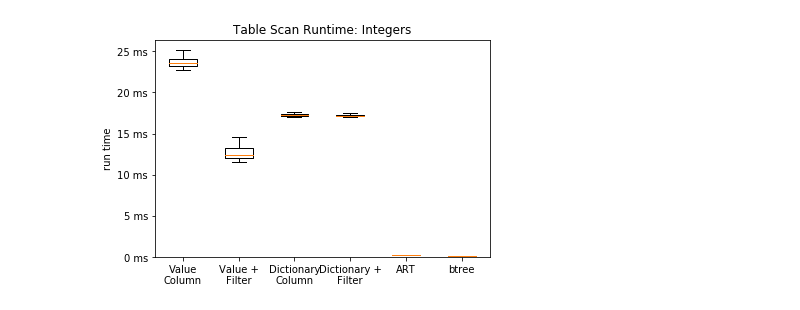
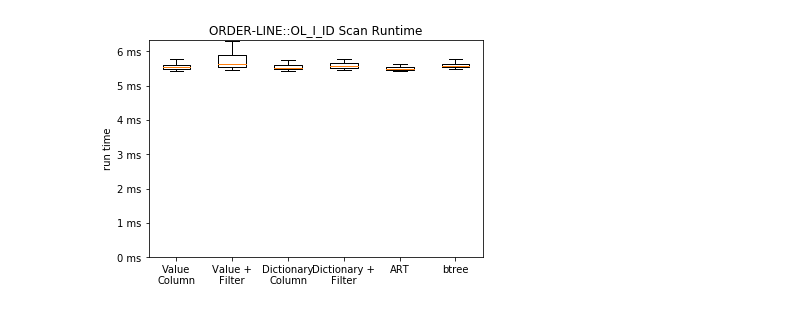
Before and after one commit to ArneMayer/MasterarbeitJupyter, a Jupyter notebook: custom_bench_evaluation.ipynb, the cells around one changed output. Saved outputs shown, nothing was run; the diff lists cells and outputs as text; code cells hidden in the pictures.

Commit message:
tpcc evaluation

```diff
--- a/custom_bench_evaluation.ipynb
+++ b/custom_bench_evaluation.ipynb
@@ -33,22 +33,22 @@ def boxplot(title, data, labels, unit='milli', start_at_zero=True):
     plt.savefig('plot_output/{}.pdf'.format(file_name))
     plt.show()
 
-def get_column_names():
-    table_info = json.load(open('benchmark_results.csv.json','r'))
+def get_column_names(benchmark):
+    table_info = json.load(open(benchmark + '_results.csv.json','r'))
     #print(json.dumps(table_info, indent=2, sort_keys=False))
     column_names = []
     for column in table_info["columns"]:
         column_names.append(column["name"])
     return column_names
 
-def get_data():
-    return pd.read_csv('benchmark_results.csv', header=None, names=get_column_names())
+def get_results(benchmark):
+    return pd.read_csv(benchmark + '_results.csv', header=None, names=get_column_names(benchmark))
 
 def plot_all_groups():
-    group_columns = get_column_names()
+    group_columns = get_column_names('custom')
     group_columns.remove('remainder_size')
     group_columns.remove('run_time')
-    grouped_data = get_data().groupby(group_columns)
+    grouped_data = get_results('custom').groupby(group_columns)
     for group_info in list(grouped_data.groups):
         for i in range(0, len(group_columns)):
             print(group_columns[i] + ": " + str(group_info[i]))
@@ -59,10 +59,20 @@ def plot_all_groups():
         plot_labels = ['None', '2', '4', '8', '16'][0:len(run_time_data)]
         boxplot('Table Scan Runtime', run_time_data, plot_labels)
 
-def select(data, data_type, pruning_rate, remainder_size, dictionary, btree, art):
+def select_custom(data, data_type, pruning_rate, remainder_size, dictionary, btree, art):
     return data[(data.data_type == data_type) &
                 (data.pruning_rate == pruning_rate) &
                 (data.remainder_size == remainder_size) &
                 (data.dictionary == dictionary) &
                 (data.btree == btree) &
                 (data.art == art)]['run_time']
+
+def select_tpcc(data, remainder_size, dictionary, btree, art):
+    return data[(data.table_name == 'ORDER-LINE') &
+                (data.column_name == 'OL_I_ID') &
+                (data.warehouse_size == 10) &
+                (data.chunk_size == 100000) &
+                (data.remainder_size == remainder_size) &
+                (data.dictionary == dictionary) &
+                (data.btree == btree) &
+                (data.art == art)]['run_time']
@@ -69,14 +88,14 @@ def select(data, data_type, pruning_rate, remainder_size, dictionary, btree, art
 # %%
-data = get_data()
-btree_data        = select(data, data_type='int', pruning_rate=0.5, remainder_size=0, dictionary=0, btree=1, art=0)
-art_data          = select(data, data_type='int', pruning_rate=0.5, remainder_size=0, dictionary=1, btree=0, art=1)
-value_filter_data = select(data, data_type='int', pruning_rate=0.5, remainder_size=4, dictionary=0, btree=0, art=0)
-dictionary_data   = select(data, data_type='int', pruning_rate=0.5, remainder_size=0, dictionary=1, btree=0, art=0)
-dict_filter_data  = select(data, data_type='int', pruning_rate=0.5, remainder_size=4, dictionary=1, btree=0, art=0)
-value_column_data = select(data, data_type='int', pruning_rate=0.5, remainder_size=0, dictionary=0, btree=0, art=0)
+data = get_results('tpcc')
+btree_data        = select_tpcc(data, remainder_size=0, dictionary=0, btree=1, art=0)
+art_data          = select_tpcc(data, remainder_size=0, dictionary=1, btree=0, art=1)
+value_filter_data = select_tpcc(data, remainder_size=4, dictionary=0, btree=0, art=0)
+dictionary_data   = select_tpcc(data, remainder_size=0, dictionary=1, btree=0, art=0)
+dict_filter_data  = select_tpcc(data, remainder_size=4, dictionary=1, btree=0, art=0)
+value_column_data = select_tpcc(data, remainder_size=0, dictionary=0, btree=0, art=0)
 plot_data = [value_column_data, value_filter_data, dictionary_data, dict_filter_data, art_data, btree_data]
 labels = ['Value\nColumn', 'Value +\nFilter', 'Dictionary\nColumn', 'Dictionary +\nFilter', 'ART', 'btree']
-boxplot('Table Scan Runtime: Integers', plot_data, labels)
+boxplot('ORDER-LINE::OL_I_ID Scan Runtime', plot_data, labels)
 # %% [output]
-[figure, old version]
+[figure, new version]
 # %%
```
Also changed, not shown: parts of 8 cells of this notebook, 21 other files.
